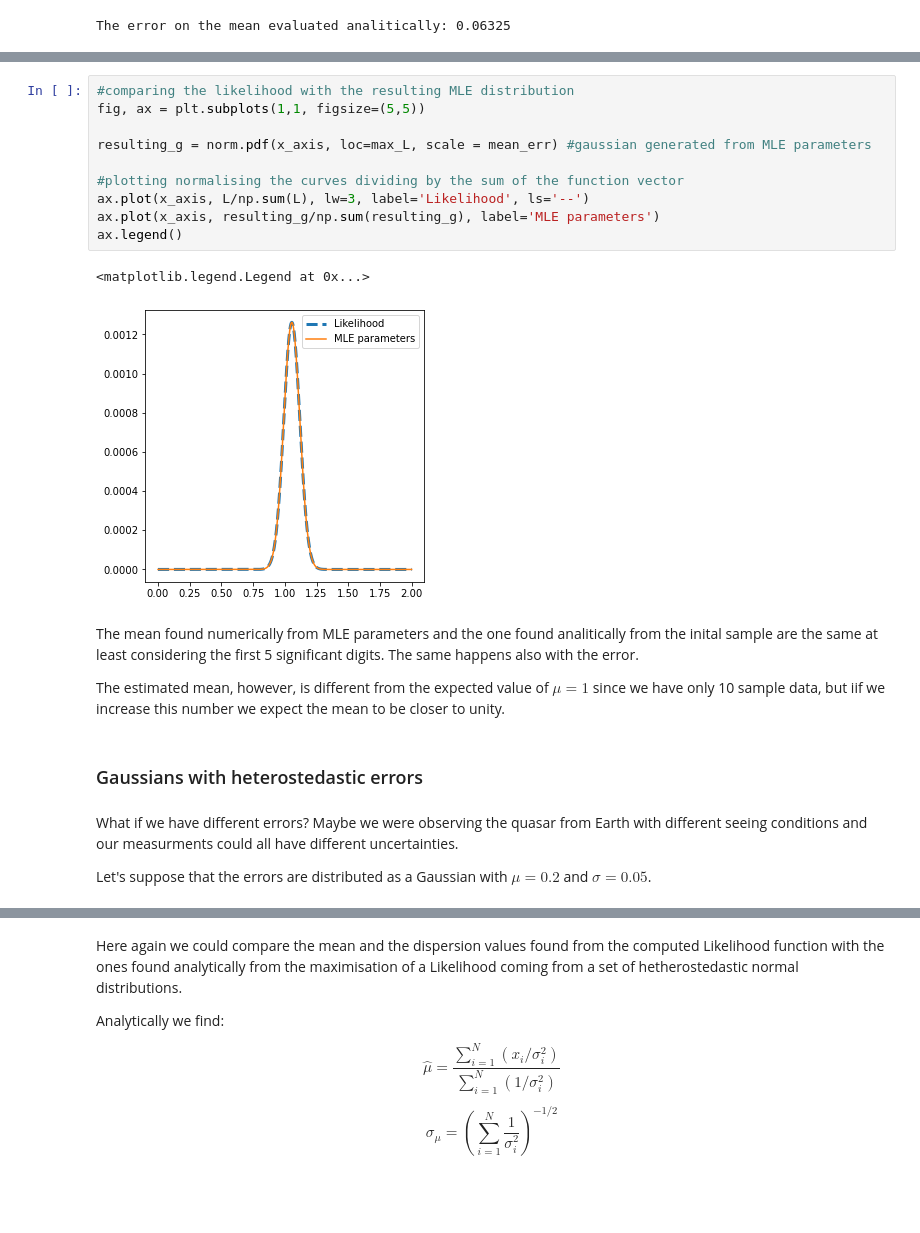
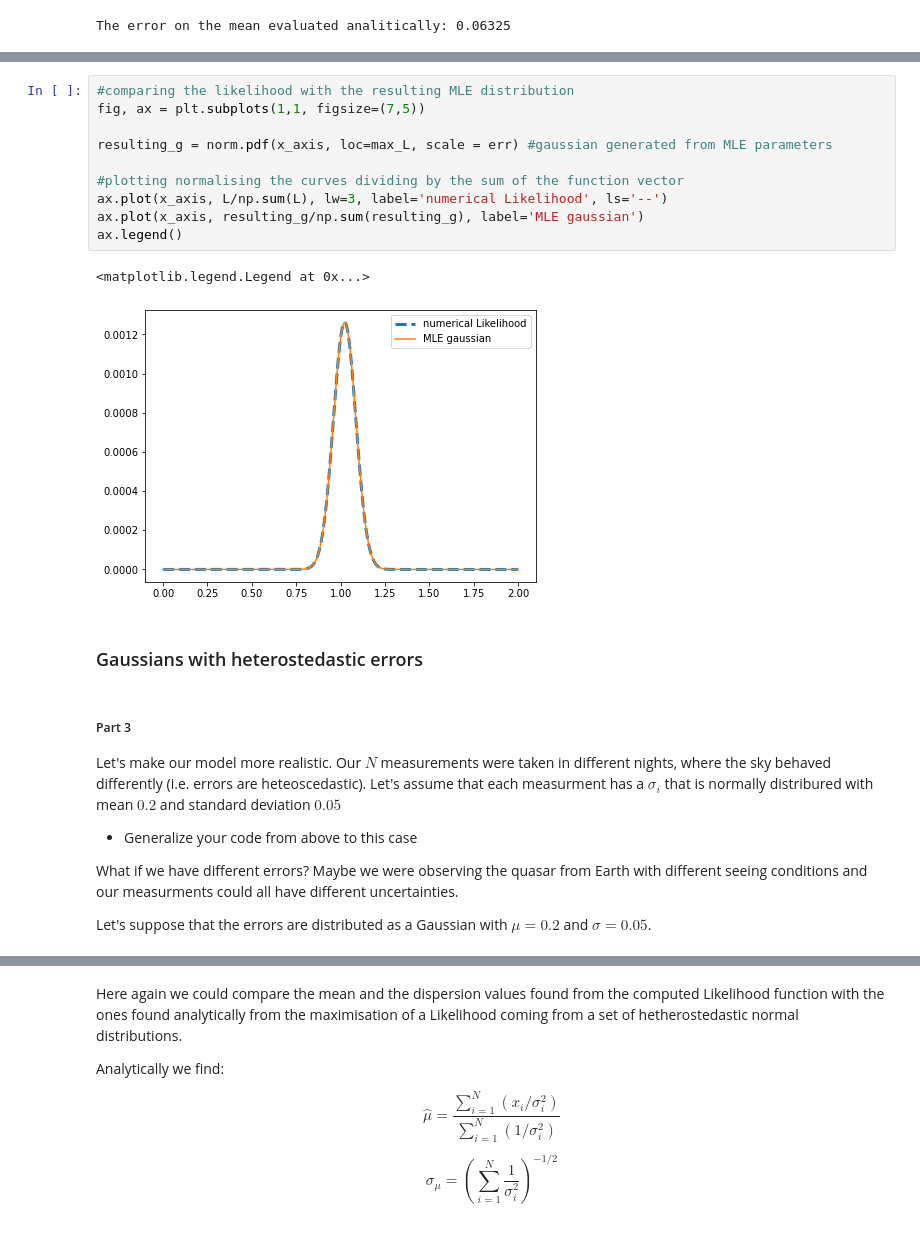
Before and after one commit to giuliapru/astrostatistics_bicocca_2022, a Jupyter notebook: working/L05_MLE_quasar_position.ipynb, the cells around one changed output, grey strips where cells are left out. Saved outputs shown, nothing was run; the diff lists cells and outputs as text; blank space fills up the shorter version.

```diff
--- a/working/L05_MLE_quasar_position.ipynb
+++ b/working/L05_MLE_quasar_position.ipynb
@@ -103,23 +127,25 @@ The error on the mean evaluated analitically: 0.06325
 # %%
 #comparing the likelihood with the resulting MLE distribution
-fig, ax = plt.subplots(1,1, figsize=(5,5))
+fig, ax = plt.subplots(1,1, figsize=(7,5))
 
-resulting_g = norm.pdf(x_axis, loc=max_L, scale = mean_err) #gaussian generated from MLE parameters
+resulting_g = norm.pdf(x_axis, loc=max_L, scale = err) #gaussian generated from MLE parameters
 
 #plotting normalising the curves dividing by the sum of the function vector
-ax.plot(x_axis, L/np.sum(L), lw=3, label='Likelihood', ls='--')
-ax.plot(x_axis, resulting_g/np.sum(resulting_g), label='MLE parameters')
+ax.plot(x_axis, L/np.sum(L), lw=3, label='numerical Likelihood', ls='--')
+ax.plot(x_axis, resulting_g/np.sum(resulting_g), label='MLE gaussian')
 ax.legend()
 # %% [output]
 <matplotlib.legend.Legend at 0x...>
-[figure, old version]
+[figure, new version]
-# %% [markdown]
-The mean found numerically from MLE parameters and the one found analitically from the inital sample are the same at least considering the first 5 significant digits. The same happens also with the error.
-
-The estimated mean, however, is different from the expected value of $\mu = 1$ since we have only 10 sample data, but iif we increase this number we expect the mean to be closer to unity.
 # %% [markdown]
 ### Gaussians with heterostedastic errors
 # %% [markdown]
+##### Part 3
+
+Let's make our model more realistic. Our $N$ measurements were taken in different nights, where the sky behaved differently (i.e. errors are heteoscedastic). Let's assume that each measurment has a $\sigma_i$ that is normally distribured with mean $0.2$ and standard deviation $0.05$
+
+- Generalize your code from above to this case
+
 What if we have different errors? Maybe we were observing the quasar from Earth with different seeing conditions and our measurments could all have different uncertainties.
 
 Let's suppose that the errors are distributed as a Gaussian with $\mu = 0.2$ and $\sigma = 0.05$.
```
Also changed, not shown: parts of 24 cells of this notebook.
